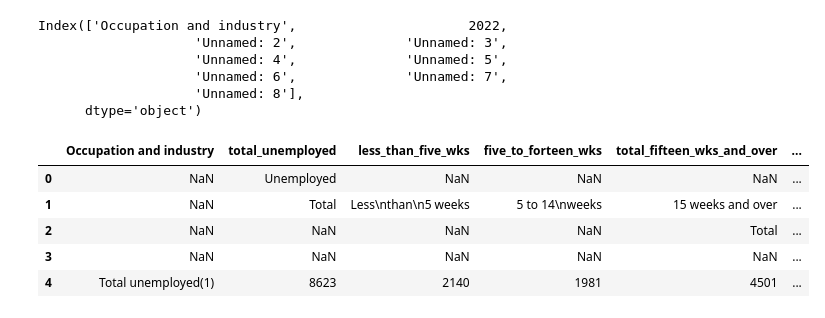
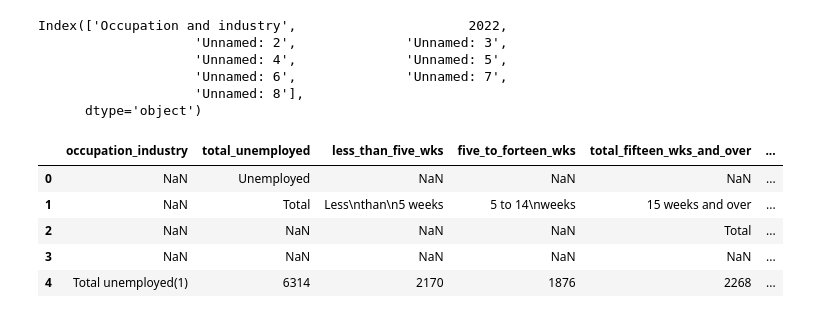
Before and after one commit to tvaughn905/Project-3, a Jupyter notebook: cleaning_industry_data.ipynb, the cells around one changed output. Saved outputs shown, nothing was run; the diff lists cells and outputs as text; code cells hidden in the pictures.

```diff
--- a/cleaning_industry_data.ipynb
+++ b/cleaning_industry_data.ipynb
@@ -32,7 +32,8 @@ Index(['Occupation and industry',                      2022,
                     'Unnamed: 8'],
       dtype='object')
 # %%
-industry_unemployment_2022_df.rename(columns = {2022: "total_unemployed",
+industry_unemployment_2022_df.rename(columns = {'Occupation and industry': "occupation_industry",
+                                                2022: "total_unemployed",
                                                 'Unnamed: 2': "less_than_five_wks",
                                                 "Unnamed: 3": "five_to_forteen_wks",
                                                 "Unnamed: 4": "total_fifteen_wks_and_over",
@@ -40,46 +41,50 @@ industry_unemployment_2022_df.rename(columns = {2022: "total_unemployed",
                                                 "Unnamed: 6": "twenty_seven_wks_and_over",
                                                 "Unnamed: 7": "avg_duration_wks",
                                                 "Unnamed: 8": "median_duration_wks"}, inplace=True)
-industry_unemployment_2021_df.rename(columns = {2021: "total_unemployed",
+industry_unemployment_2021_df.rename(columns = {'Occupation and industry': "occupation_industry",
+                                                2021: "total_unemployed",
                                                 'Unnamed: 2': "less_than_five_wks",
                                                 "Unnamed: 3": "five_to_forteen_wks",
                                                 "Unnamed: 4": "total_fifteen_wks_and_over",
                                                 "Unnamed: 5": "fifteen_to_twenty_six_wks",
                                                 "Unnamed: 6": "twenty_seven_wks_and_over",
                                                 "Unnamed: 7": "avg_duration_wks",
                                                 "Unnamed: 8": "median_duration_wks"}, inplace=True)
-industry_unemployment_2020_df.rename(columns = {2020: "total_unemployed",
+industry_unemployment_2020_df.rename(columns = {'Occupation and industry': "occupation_industry",
+                                                2020: "total_unemployed",
                                                 'Unnamed: 2': "less_than_five_wks",
                                                 "Unnamed: 3": "five_to_forteen_wks",
                                                 "Unnamed: 4": "total_fifteen_wks_and_over",
                                                 "Unnamed: 5": "fifteen_to_twenty_six_wks",
                                                 "Unnamed: 6": "twenty_seven_wks_and_over",
                                                 "Unnamed: 7": "avg_duration_wks",
                                                 "Unnamed: 8": "median_duration_wks"}, inplace=True)
-industry_unemployment_2019_df.rename(columns = {2019: "total_unemployed",
+industry_unemployment_2019_df.rename(columns = {'Occupation and industry': "occupation_industry",
+                                                2019: "total_unemployed",
                                                 'Unnamed: 2': "less_than_five_wks",
                                                 "Unnamed: 3": "five_to_forteen_wks",
                                                 "Unnamed: 4": "total_fifteen_wks_and_over",
                                                 "Unnamed: 5": "fifteen_to_twenty_six_wks",
                                                 "Unnamed: 6": "twenty_seven_wks_and_over",
                                                 "Unnamed: 7": "avg_duration_wks",
                                                 "Unnamed: 8": "median_duration_wks"}, inplace=True)
-industry_unemployment_2018_df.rename(columns = {2018: "total_unemployed",
+industry_unemployment_2018_df.rename(columns = {'Occupation and industry': "occupation_industry",
+                                                '2018': "total_unemployed",
                                                 'Unnamed: 2': "less_than_five_wks",
                                                 "Unnamed: 3": "five_to_forteen_wks",
                                                 "Unnamed: 4": "total_fifteen_wks_and_over",
                                                 "Unnamed: 5": "fifteen_to_twenty_six_wks",
                                                 "Unnamed: 6": "twenty_seven_wks_and_over",
                                                 "Unnamed: 7": "avg_duration_wks",
                                                 "Unnamed: 8": "median_duration_wks"}, inplace=True)
-industry_unemployment_2021_df.head()
+industry_unemployment_2018_df.head()
 # %% [output]
-|  | Occupation and industry | total_unemployed | less_than_five_wks | five_to_forteen_wks | total_fifteen_wks_and_over | ... |
+|  | occupation_industry | total_unemployed | less_than_five_wks | five_to_forteen_wks | total_fifteen_wks_and_over | ... |
 | 0 | NaN | Unemployed | NaN | NaN | NaN | ... |
 | 1 | NaN | Total | Less\nthan\n5 weeks | 5 to 14\nweeks | 15 weeks and over | ... |
 | 2 | NaN | NaN | NaN | NaN | Total | ... |
 | 3 | NaN | NaN | NaN | NaN | NaN | ... |
-| 4 | Total unemployed(1) | 8623 | 2140 | 1981 | 4501 | ... |
+| 4 | Total unemployed(1) | 6314 | 2170 | 1876 | 2268 | ... |
 # %%
 industry_2022_df = industry_unemployment_2022_df.dropna()
 industry_2021_df = industry_unemployment_2021_df.dropna()
```
Also changed, not shown: parts of 20 cells of this notebook, 1 other file.
